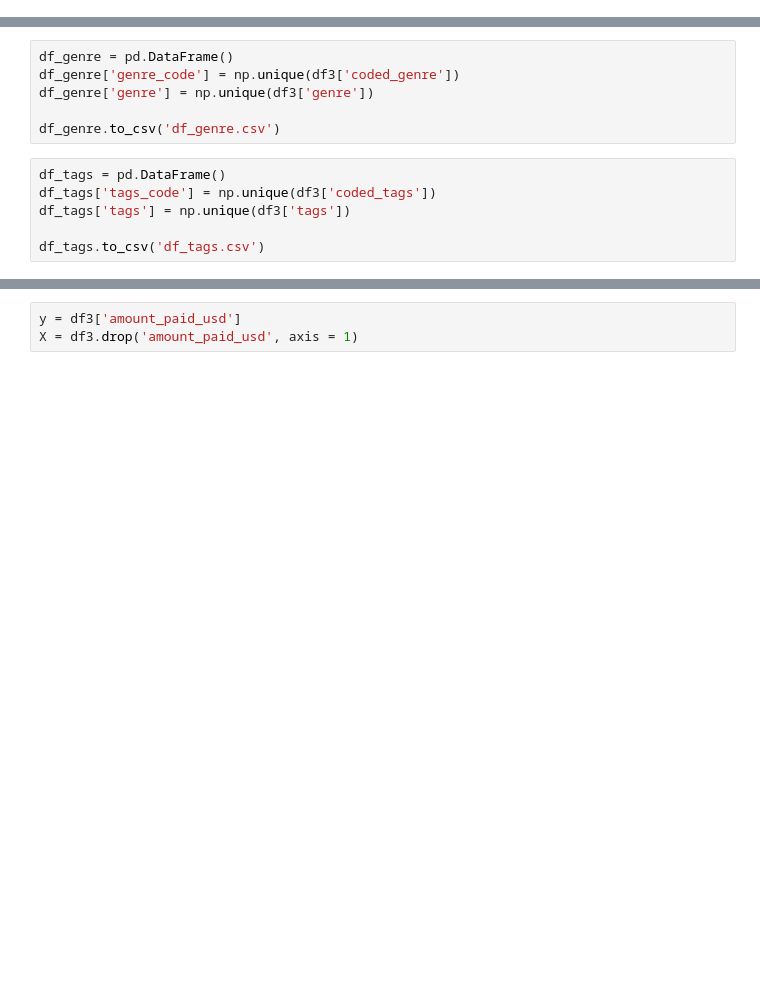
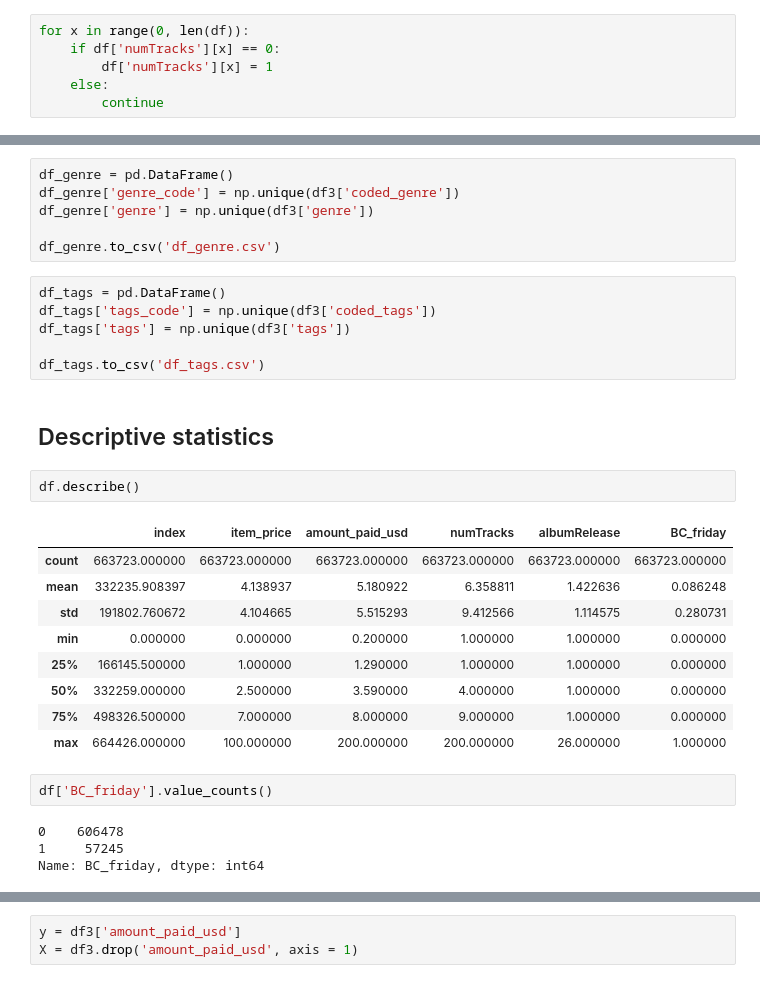
Before and after one commit to Maevezw/Master-Thesis, a Jupyter notebook: Data cleaning and preprocessing.ipynb, the cells around one changed output, grey strips where cells are left out. Drawn from its saved outputs; the diff is of its cells as text; blank space fills up the shorter version.

```diff
--- a/Data cleaning and preprocessing.ipynb
+++ b/Data cleaning and preprocessing.ipynb
@@ -125,3 +125,9 @@ def num_tracks_track(lst):
 
 num_tracks_track(numtracks)
 df['numTracks'] = num_tracks
+# %%
+for x in range(0, len(df)):
+    if df['numTracks'][x] == 0:
+        df['numTracks'][x] = 1
+    else:
+        continue
@@ -637,3 +648,23 @@ df_tags['tags_code'] = np.unique(df3['coded_tags'])
 df_tags['tags'] = np.unique(df3['tags'])
 
 df_tags.to_csv('df_tags.csv')
+# %% [markdown]
+## Descriptive statistics
+# %%
+df.describe()
+# %% [output]
+|  | index | item_price | amount_paid_usd | numTracks | albumRelease | BC_friday |
+| count | 663723.000000 | 663723.000000 | 663723.000000 | 663723.000000 | 663723.000000 | 663723.000000 |
+| mean | 332235.908397 | 4.138937 | 5.180922 | 6.358811 | 1.422636 | 0.086248 |
+| std | 191802.760672 | 4.104665 | 5.515293 | 9.412566 | 1.114575 | 0.280731 |
+| min | 0.000000 | 0.000000 | 0.200000 | 1.000000 | 1.000000 | 0.000000 |
+| 25% | 166145.500000 | 1.000000 | 1.290000 | 1.000000 | 1.000000 | 0.000000 |
+| 50% | 332259.000000 | 2.500000 | 3.590000 | 4.000000 | 1.000000 | 0.000000 |
+| 75% | 498326.500000 | 7.000000 | 8.000000 | 9.000000 | 1.000000 | 0.000000 |
+| max | 664426.000000 | 100.000000 | 200.000000 | 200.000000 | 26.000000 | 1.000000 |
+# %%
+df['BC_friday'].value_counts()
+# %% [output]
+0    606478
+1     57245
+Name: BC_friday, dtype: int64
```
Also changed, not shown: parts of 14 cells of this notebook.
